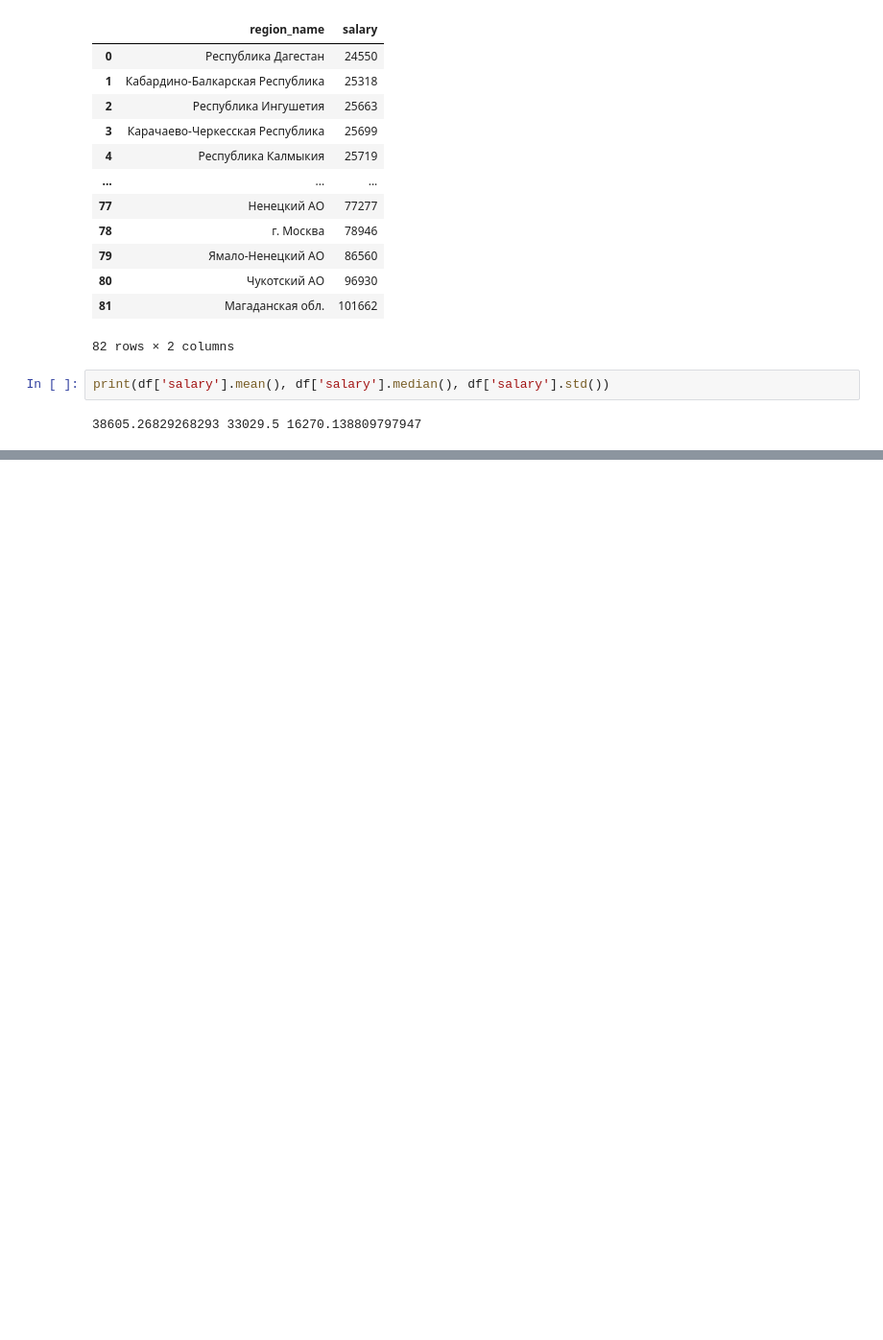
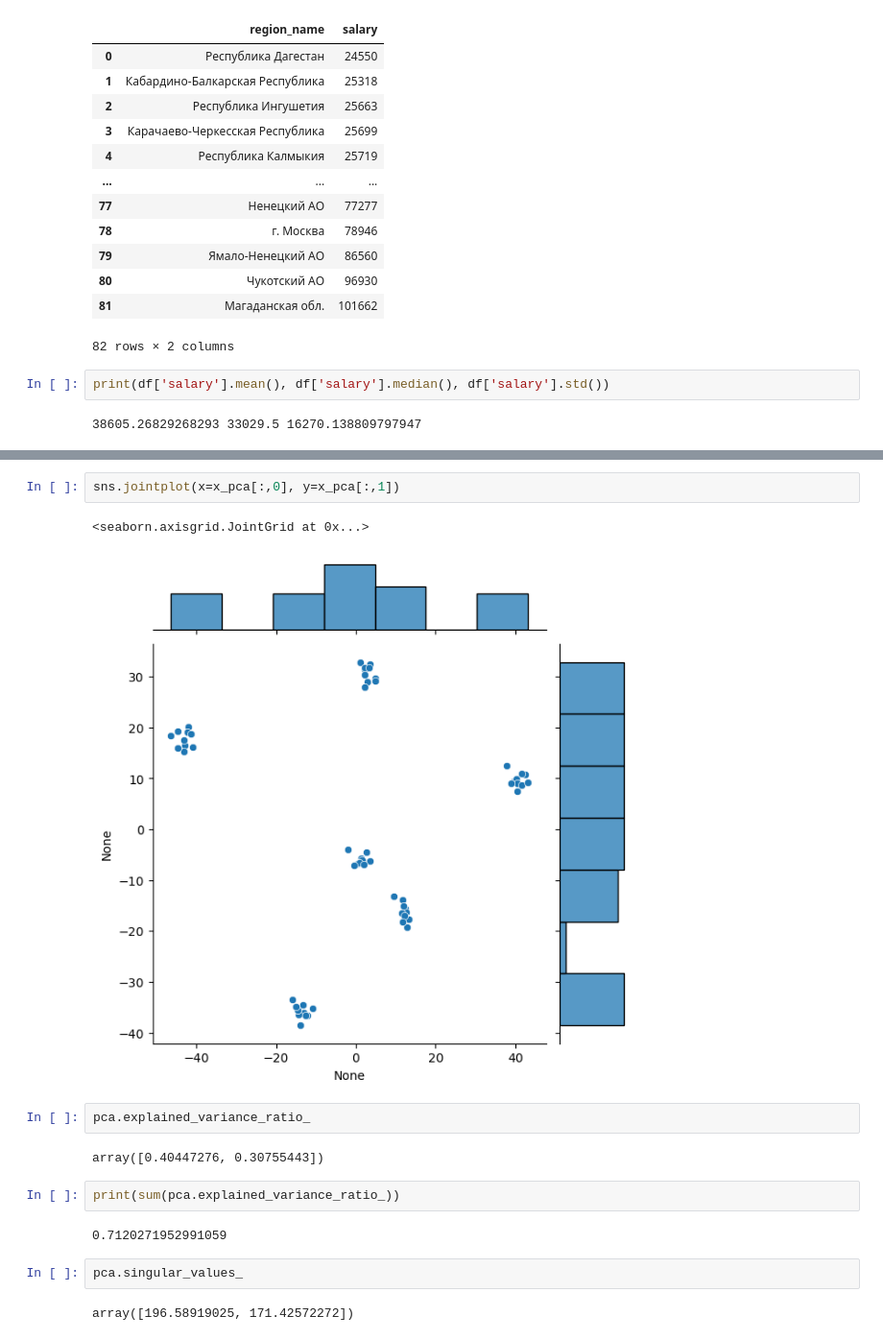
Before and after one commit to FEDOROV-ALEXANDER/ML_Statistics_ITMO, a Jupyter notebook: course/Для курса код.ipynb, the cells around one changed output, grey strips where cells are left out. Shown: that part at 96% size. Cells and saved outputs as stored; diff of their text form; blank space fills up the shorter version.

```diff
--- a/course/Для курса код.ipynb
+++ b/course/Для курса код.ipynb
@@ -45,0 +101,17 @@ print(df['salary'].mean(), df['salary'].median(), df['salary'].std())
+# %%
+sns.jointplot(x=x_pca[:,0], y=x_pca[:,1])
+# %% [output]
+<seaborn.axisgrid.JointGrid at 0x...>
+[figure, added]
+# %%
+pca.explained_variance_ratio_
+# %% [output]
+array([0.40447276, 0.30755443])
+# %%
+print(sum(pca.explained_variance_ratio_))
+# %% [output]
+0.7120271952991059
+# %%
+pca.singular_values_
+# %% [output]
+array([196.58919025, 171.42572272])
```
Also changed, not shown: parts of 20 cells of this notebook.
